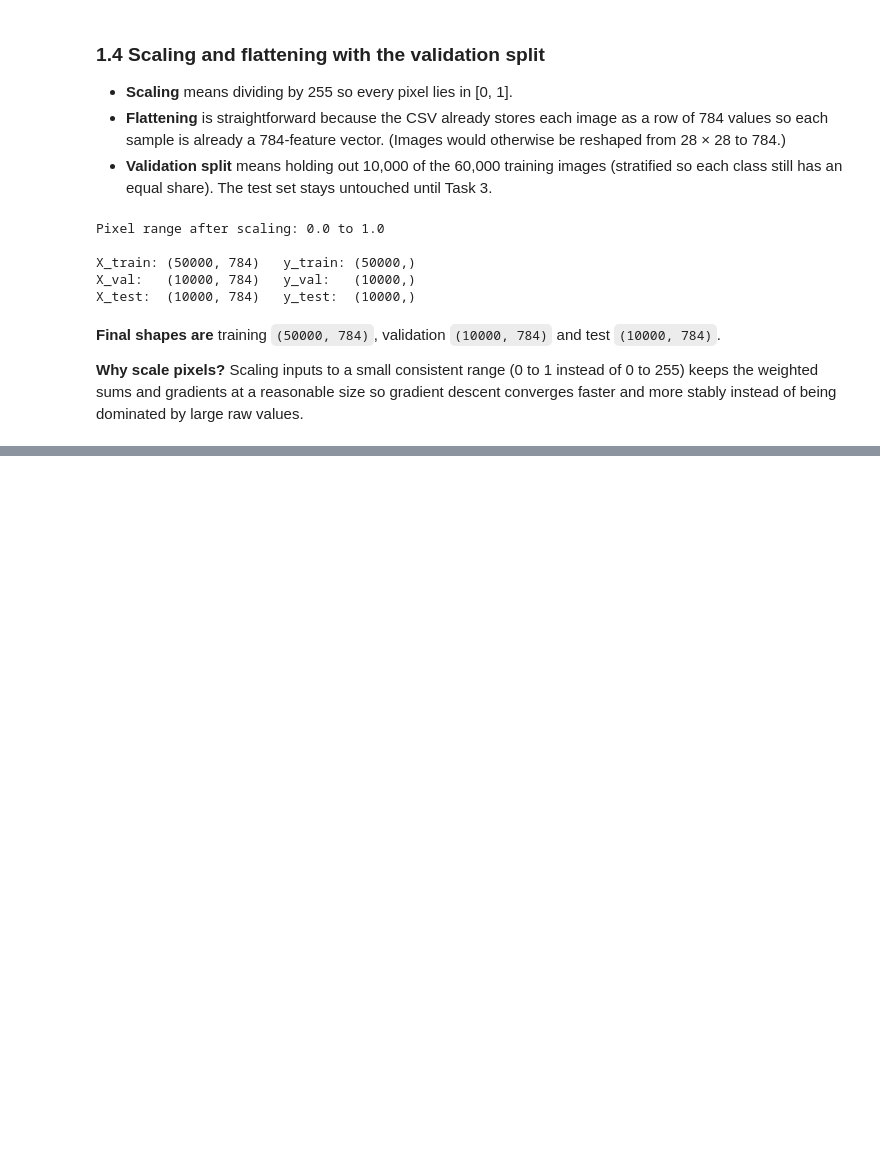
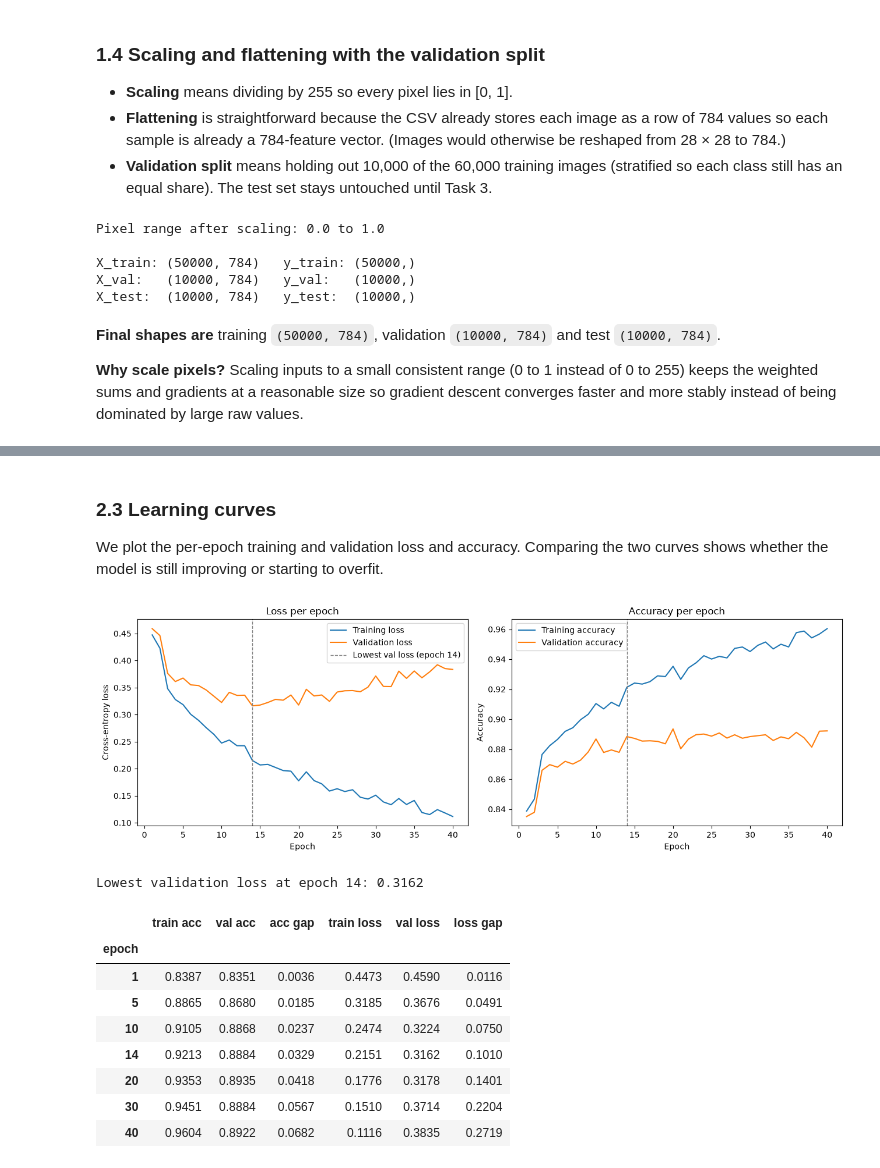
Before and after one commit to Ridzzz0Alam/image-classification-with-ann, a Jupyter notebook: Ridwan_Project09.ipynb, the cells around one changed output, grey strips where cells are left out. Drawn from its saved outputs; the diff is of its cells as text; code cells hidden in the pictures; blank space fills up the shorter version.

Commit message:
Build and train 784-128-10 network with learning curves (Task 2)

```diff
--- a/Ridwan_Project09.ipynb
+++ b/Ridwan_Project09.ipynb
@@ -160,0 +174,11 @@ X_test:  (10000, 784)   y_test:  (10000,)
+# %%
+def build_model():
+    return nn.Sequential(
+        nn.Linear(784, 128),
+        nn.ReLU(),
+        nn.Linear(128, 10),   # logits; softmax is applied inside the loss / at prediction time
+    )
+
+model = build_model()
+print(model)
+print("Trainable parameters:", sum(p.numel() for p in model.parameters()))
@@ -160,0 +262,43 @@ X_test:  (10000, 784)   y_test:  (10000,)
+# %% [markdown]
+### 2.3 Learning curves
+We plot the per-epoch training and validation loss and accuracy. Comparing the two curves shows whether the model is still improving or starting to overfit.
+# %%
+epochs_axis = np.arange(1, EPOCHS + 1)
+best_epoch = int(np.argmin(history["val_loss"])) + 1
+
+fig, (ax1, ax2) = plt.subplots(1, 2, figsize=(13, 4.5))
+ax1.plot(epochs_axis, history["train_loss"], label="Training loss")
+ax1.plot(epochs_axis, history["val_loss"], label="Validation loss")
+ax1.axvline(best_epoch, ls="--", c="gray", lw=1, label=f"Lowest val loss (epoch {best_epoch})")
+ax1.set(title="Loss per epoch", xlabel="Epoch", ylabel="Cross-entropy loss")
+ax1.legend()
+
+ax2.plot(epochs_axis, history["train_acc"], label="Training accuracy")
+ax2.plot(epochs_axis, history["val_acc"], label="Validation accuracy")
+ax2.axvline(best_epoch, ls="--", c="gray", lw=1)
+ax2.set(title="Accuracy per epoch", xlabel="Epoch", ylabel="Accuracy")
+ax2.legend()
+plt.tight_layout()
+plt.show()
+
+gap = pd.DataFrame({
+    "epoch": epochs_axis,
+    "train acc": history["train_acc"], "val acc": history["val_acc"],
+    "acc gap": np.array(history["train_acc"]) - np.array(history["val_acc"]),
+    "train loss": history["train_loss"], "val loss": history["val_loss"],
+    "loss gap": np.array(history["val_loss"]) - np.array(history["train_loss"]),
+}).set_index("epoch")
+print(f"Lowest validation loss at epoch {best_epoch}: {min(history['val_loss']):.4f}")
+gap.iloc[[0, 4, 9, best_epoch - 1, 19, 29, 39]].drop_duplicates().round(4)
+# %% [output]
+[figure, added]
+Lowest validation loss at epoch 14: 0.3162
+|  | train acc | val acc | acc gap | train loss | val loss | loss gap |
+| epoch |  |  |  |  |  |  |
+| 1 | 0.8387 | 0.8351 | 0.0036 | 0.4473 | 0.4590 | 0.0116 |
+| 5 | 0.8865 | 0.8680 | 0.0185 | 0.3185 | 0.3676 | 0.0491 |
+| 10 | 0.9105 | 0.8868 | 0.0237 | 0.2474 | 0.3224 | 0.0750 |
+| 14 | 0.9213 | 0.8884 | 0.0329 | 0.2151 | 0.3162 | 0.1010 |
+| 20 | 0.9353 | 0.8935 | 0.0418 | 0.1776 | 0.3178 | 0.1401 |
+| 30 | 0.9451 | 0.8884 | 0.0567 | 0.1510 | 0.3714 | 0.2204 |
+| 40 | 0.9604 | 0.8922 | 0.0682 | 0.1116 | 0.3835 | 0.2719 |
```
Also changed, not shown: parts of 5 cells of this notebook.
